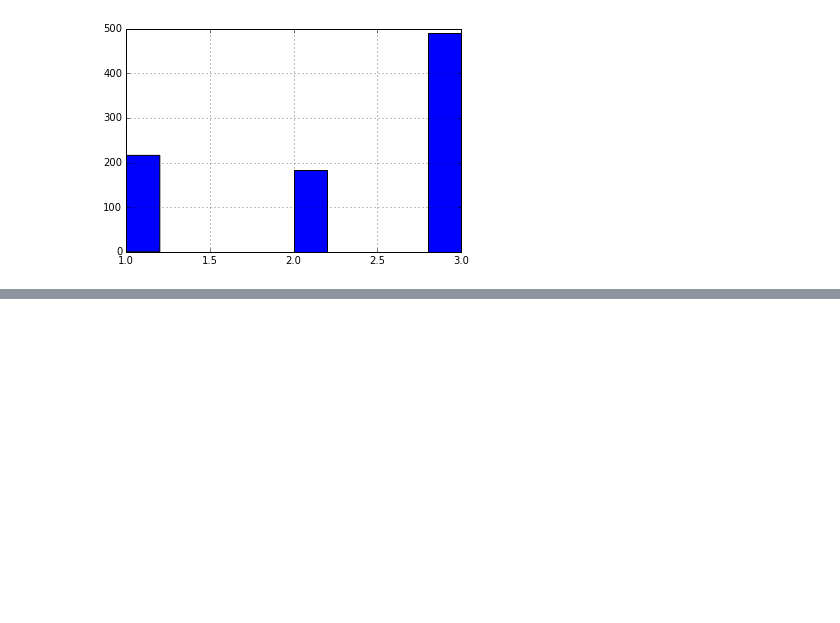
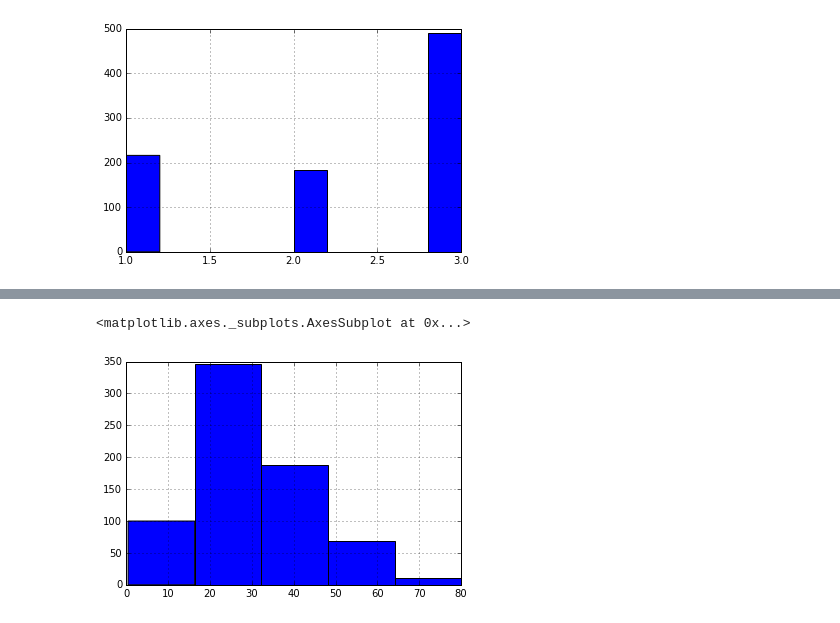
Before and after one commit to tushar-borole/titanic-EDA, a Jupyter notebook: titanic EDA.ipynb, the cells around one changed output, grey strips where cells are left out. Drawn from its saved outputs; the diff is of its cells as text; code cells hidden in the pictures; blank space fills up the shorter version.

```diff
--- a/titanic EDA.ipynb
+++ b/titanic EDA.ipynb
@@ -116,0 +185,5 @@ df.Pclass.hist()
+# %%
+df.Age.hist(bins=5)
+# %% [output]
+<matplotlib.axes._subplots.AxesSubplot at 0x...>
+[figure, added]
```
Also changed, not shown: parts of 26 cells of this notebook.
